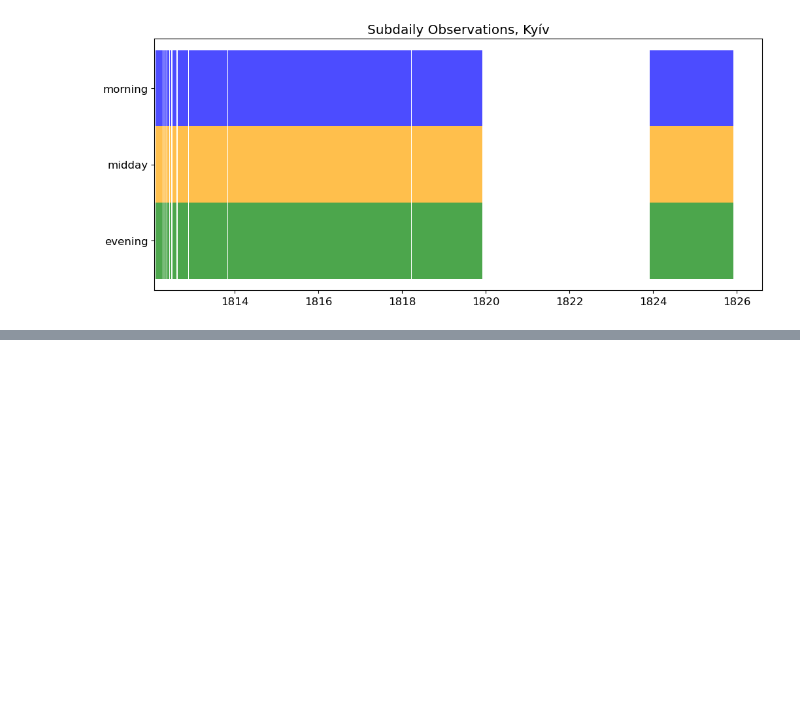
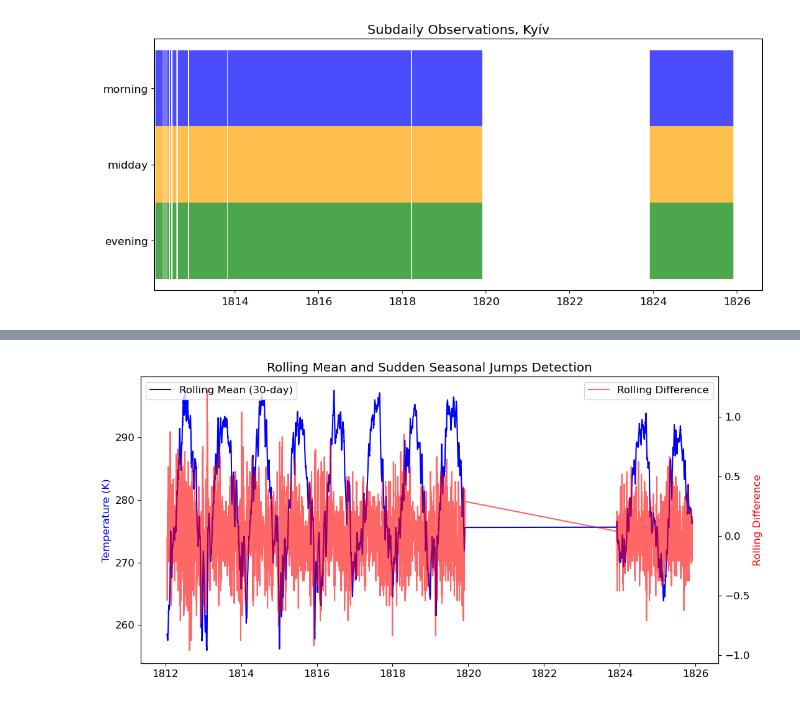
Before and after one commit to carlotatrx/dataprep, a Jupyter notebook: dataprep_ukraine.ipynb, the cells around one changed output, grey strips where cells are left out. Saved outputs shown, nothing was run; the diff lists cells and outputs as text; code cells hidden in the pictures; blank space fills up the shorter version.

```diff
--- a/dataprep_ukraine.ipynb
+++ b/dataprep_ukraine.ipynb
@@ -236,0 +238,41 @@ plt.show()
+# %%
+# Read the file again, skipping the metadata header (lines before "Year\tMonth\tDay...")
+df = pd.read_csv('/home/ccorbella/scratch2_symboliclink/files/station_timeseries_preprocessed/Ukraine/Kyiv_ta_subdaily.tsv', sep="\t", skiprows=12)
+
+# Rename columns for clarity
+df.columns = ["Year", "Month", "Day", "Hour", "Minute", "Period", "Value", "Meta"]
+
+# Convert date columns to a proper datetime format
+df["Datetime"] = pd.to_datetime(df[["Year", "Month", "Day", "Hour", "Minute"]])
+
+# Drop unnecessary columns for now
+df = df[["Datetime", "Value"]]
+
+# Sort by date in case the data isn't ordered
+df = df.sort_values("Datetime").reset_index(drop=True)
+
+# Compute day-of-year for each observation
+df["Day_of_Year"] = df["Datetime"].dt.dayofyear
+
+# Compute rolling mean (e.g., 30-day window) to smooth seasonal cycle
+df["Rolling_Mean"] = df["Value"].rolling(window=30, min_periods=10, center=True).mean()
+
+# Identify potential jumps by checking sudden shifts in rolling mean differences
+df["Rolling_Diff"] = df["Rolling_Mean"].diff()
+
+# Plot the rolling mean and differences to visualize any sudden jumps
+fig, ax1 = plt.subplots(figsize=(12, 6))
+
+ax1.plot(df["Datetime"], df["Rolling_Mean"], label="Rolling Mean (30-day)", color="blue")
+ax1.set_ylabel("Temperature (K)", color="blue")
+ax1.set_title("Rolling Mean and Sudden Seasonal Jumps Detection")
+
+ax2 = ax1.twinx()
+ax2.plot(df["Datetime"], df["Rolling_Diff"], label="Rolling Difference", color="red", alpha=0.6)
+ax2.set_ylabel("Rolling Difference", color="red")
+
+ax1.legend(loc="upper left")
+ax2.legend(loc="upper right")
+plt.show()
+# %% [output]
+[figure, added]
```
Also changed, not shown: parts of 12 cells of this notebook, 3 other files.
